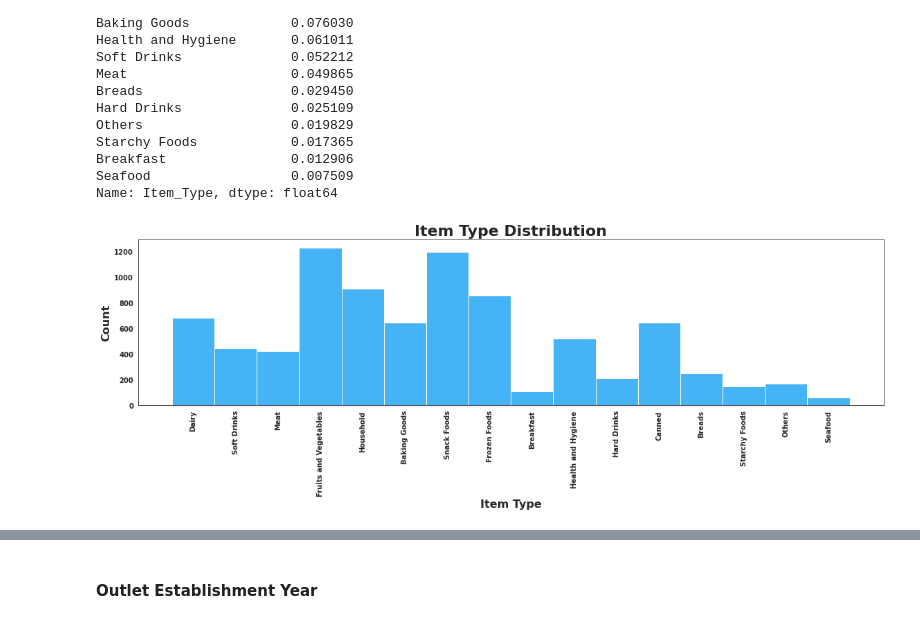
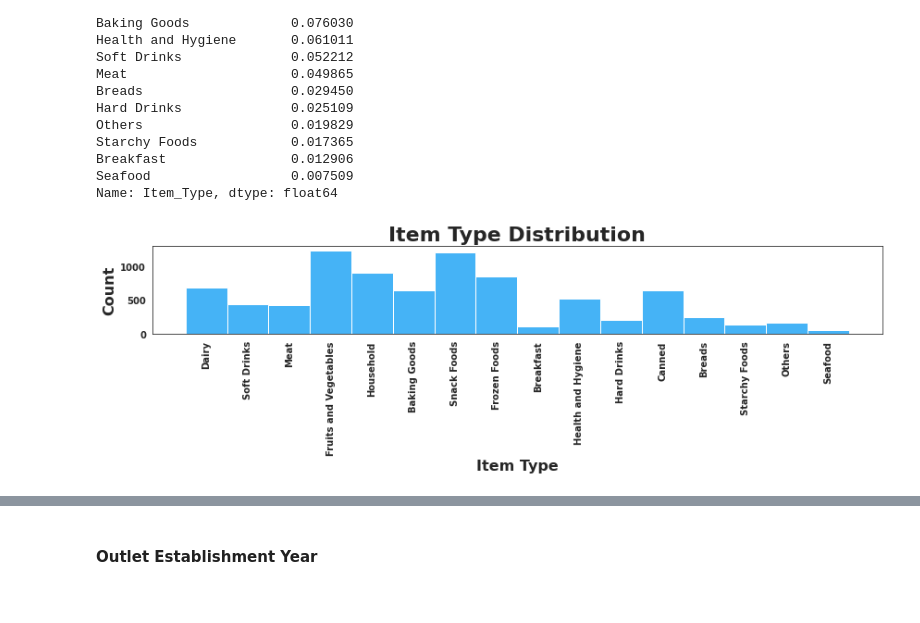
Before and after one commit to YBilodeau/Sales-Predictions, a Jupyter notebook: Sales_Prediction_Project.ipynb, the cells around one changed output, grey strips where cells are left out. Saved outputs shown, nothing was run; the diff lists cells and outputs as text; code cells hidden in the pictures.

```diff
--- a/Sales_Prediction_Project.ipynb
+++ b/Sales_Prediction_Project.ipynb
@@ -890,18 +776,18 @@ Seafood                  0.007509
 Name: Item_Type, dtype: float64
 # %%
 from matplotlib import lines
-plt.figure(figsize = (16, 6))
+plt.figure(figsize = (12, 4))
 
 sns.histplot(data=df, x='Item_Type', color='#069AF3');
 
 plt.title('Item Type Distribution', fontsize = 22, weight='bold')
 plt.xlabel('Item Type', fontsize = 16, weight='bold')
 plt.ylabel('Count', fontsize = 16, weight='bold');
 plt.xticks(fontsize = 10, weight='bold', rotation=90)
 plt.yticks(fontsize = 10, weight='bold');
 
 plt.tight_layout()
 plt.show;
 # %% [output]
-[figure, old version]
+[figure, new version]
 # %%
```
Also changed, not shown: parts of 120 cells of this notebook.
